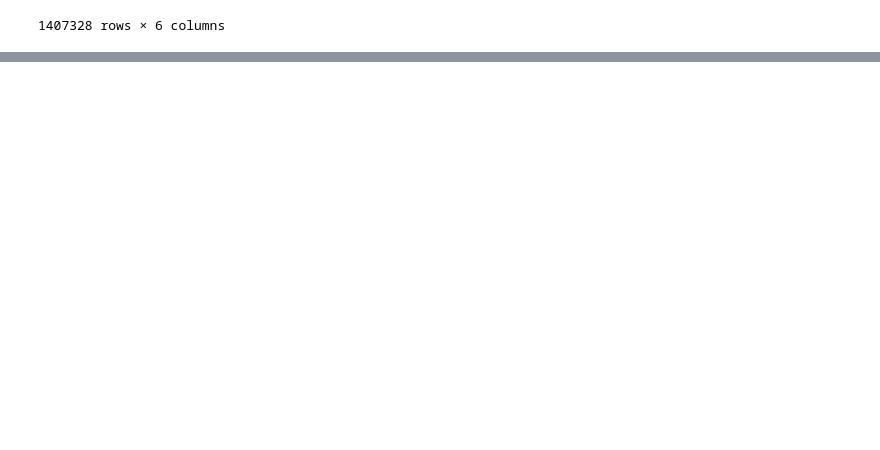
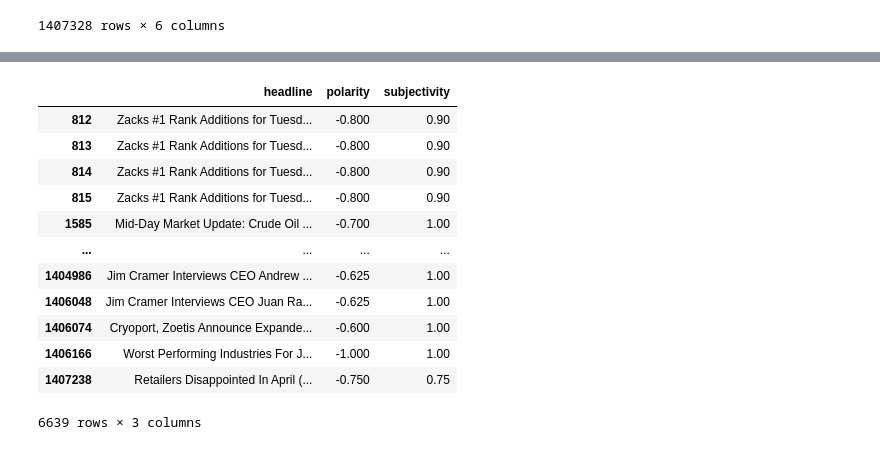
Before and after one commit to Basi7-prog/week1, a Jupyter notebook: Notebook/Descriptive.ipynb, the cells around one changed output, grey strips where cells are left out. Cells and saved outputs as stored; diff of their text form; code cells hidden in the pictures; blank space fills up the shorter version.

```diff
--- a/Notebook/Descriptive.ipynb
+++ b/Notebook/Descriptive.ipynb
@@ -79,0 +71,31 @@ sorted_df.resample('M').sum().plot(figsize=(40,20), kind='line')
+# %%
+import pandas as pd
+# blobs=pd.DataFrame()
+# blobs['headline']=publishers_names["headline"].copy()
+polarity=[]
+subjectivity=[]
+# positive=[]
+# negative=[]
+for index, row in publishers_names.iterrows():
+    # print(row)
+    polarity.append(TextBlob(row["headline"]).sentiment.polarity)
+    subjectivity.append(TextBlob(row["headline"]).sentiment.subjectivity)
+
+publishers_names["polarity"]=polarity
+publishers_names["subjectivity"]=subjectivity
+# %%
+publishers_names[publishers_names["polarity"]<-0.5]
+# %% [output]
+|  | headline | polarity | subjectivity |
+| 812 | Zacks #1 Rank Additions for Tuesd... | -0.800 | 0.90 |
+| 813 | Zacks #1 Rank Additions for Tuesd... | -0.800 | 0.90 |
+| 814 | Zacks #1 Rank Additions for Tuesd... | -0.800 | 0.90 |
+| 815 | Zacks #1 Rank Additions for Tuesd... | -0.800 | 0.90 |
+| 1585 | Mid-Day Market Update: Crude Oil ... | -0.700 | 1.00 |
+| ... | ... | ... | ... |
+| 1404986 | Jim Cramer Interviews CEO Andrew ... | -0.625 | 1.00 |
+| 1406048 | Jim Cramer Interviews CEO Juan Ra... | -0.625 | 1.00 |
+| 1406074 | Cryoport, Zoetis Announce Expande... | -0.600 | 1.00 |
+| 1406166 | Worst Performing Industries For J... | -1.000 | 1.00 |
+| 1407238 | Retailers Disappointed In April (... | -0.750 | 0.75 |
+6639 rows × 3 columns
```
Also changed, not shown: parts of 7 cells of this notebook, 1 other file.
